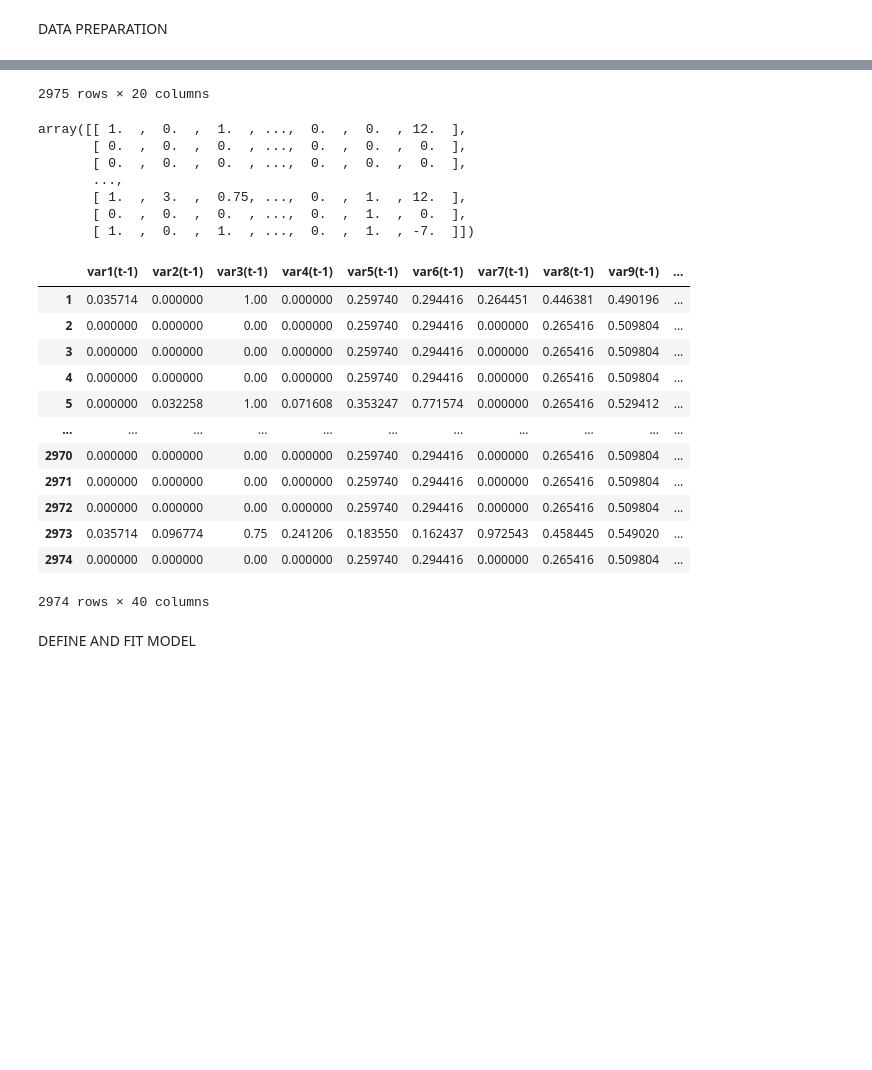
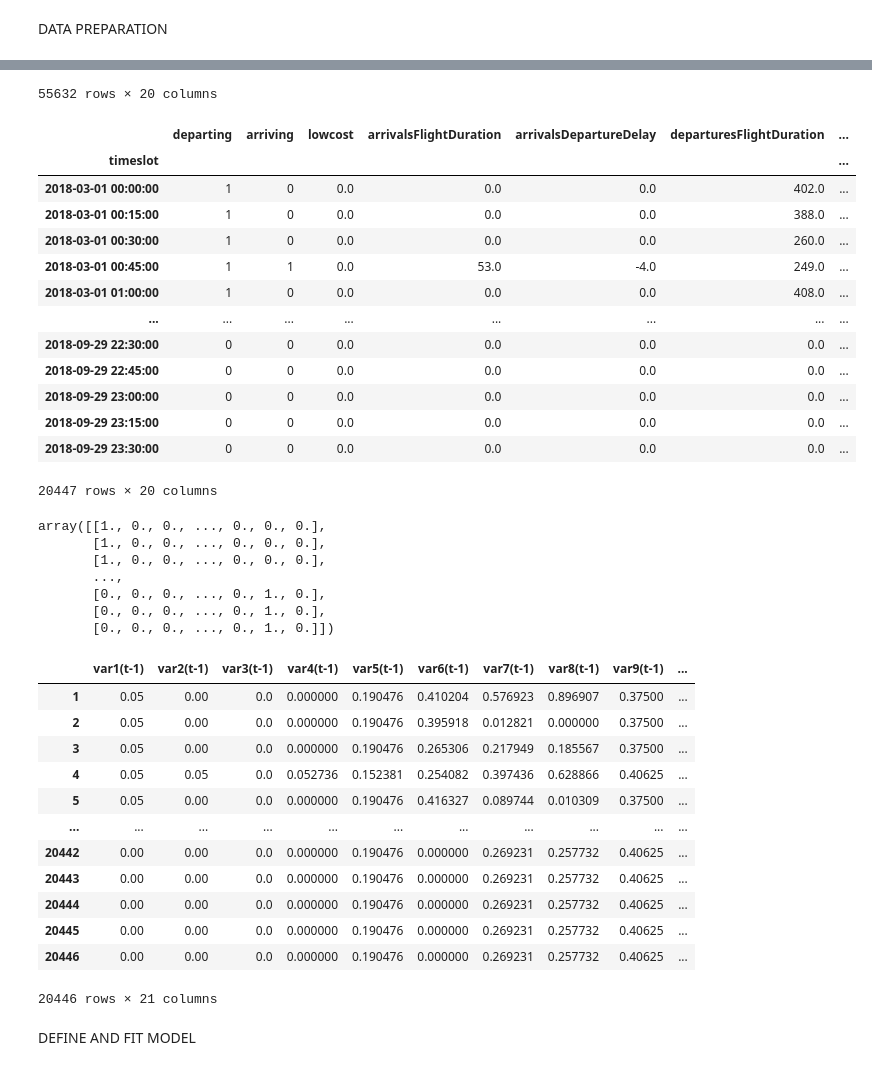
Before and after one commit to junzis/atdelay, a Jupyter notebook: LSTM_model.ipynb, the cells around one changed output, grey strips where cells are left out. Cells and saved outputs as stored; diff of their text form; code cells hidden in the pictures; blank space fills up the shorter version.

```diff
--- a/LSTM_model.ipynb
+++ b/LSTM_model.ipynb
@@ -62,7 +47,7 @@ def series_to_supervised(data, n_in=1, n_out=1, dropnan=True):
 
 
 
-dataset = generateNNdata("EHAM", timeslotLength=15, catagoricalFlightDuration=False)
+dataset = generateNNdata("EGLL", timeslotLength=15, catagoricalFlightDuration=False)
 dataset = dataset.set_index("timeslot")
 
 # dataset.columns = [
@@ -85,13 +70,21 @@ dataset = dataset.set_index("timeslot")
 # 	"departuresDepartureDelay"
 # ]
 
+x = 'arrivals delays'
 dataset.drop(columns=['departuresArrivalDelay','arrivalsArrivalDelay'])
-label = dataset.pop('departuresDepartureDelay')
-dataset.insert(len(dataset.columns), 'departuresDepartureDelay', label)
+if x == 'departures delays':
 
+	label = dataset.pop('departuresDepartureDelay')
+	dataset.insert(len(dataset.columns), 'departuresDepartureDelay', label)
+
+elif x == 'arrivals delays':
+	label = dataset.pop('arrivalsArrivalDelay')
+	dataset.insert(len(dataset.columns), 'arrivalsArrivalDelay', label)
+
+display(dataset)
 # Get first month of Data
-number_of_months = 1
-index_slice = number_of_months * 4 * 24 * 31 - 1
+number_of_months = 7
+index_slice = 213*4*24 - 1			#number_of_months * 4 * 24 * 31 - 1
 dataset = dataset.iloc[0:index_slice]
 
 # summarize first 5 rows
@@ -113,6 +106,6 @@ number_of_time_steps = 1
 number_of_outputs = 1
 reframed = series_to_supervised(scaled, n_in=number_of_time_steps, n_out=number_of_outputs)
 # drop columns we don't want to predict
-# reframed.drop(reframed.columns[[9,10,11,12,13,14,15]], axis=1, inplace=True)  # I don't think we need this, but not sure
+reframed.drop(columns=reframed.columns[[i for i in range(20,39)]], inplace=True)  # I don't think we need this, but not sure
 display(reframed)
 # %% [output]
@@ -132,24 +127,38 @@ display(reframed)
-2975 rows × 20 columns
-array([[ 1.  ,  0.  ,  1.  , ...,  0.  ,  0.  , 12.  ],
-       [ 0.  ,  0.  ,  0.  , ...,  0.  ,  0.  ,  0.  ],
-       [ 0.  ,  0.  ,  0.  , ...,  0.  ,  0.  ,  0.  ],
-       ...,
-       [ 1.  ,  3.  ,  0.75, ...,  0.  ,  1.  , 12.  ],
-       [ 0.  ,  0.  ,  0.  , ...,  0.  ,  1.  ,  0.  ],
-       [ 1.  ,  0.  ,  1.  , ...,  0.  ,  1.  , -7.  ]])
+55632 rows × 20 columns
-|  | var1(t-1) | var2(t-1) | var3(t-1) | var4(t-1) | var5(t-1) | var6(t-1) | var7(t-1) | var8(t-1) | var9(t-1) | ... |
-| 1 | 0.035714 | 0.000000 | 1.00 | 0.000000 | 0.259740 | 0.294416 | 0.264451 | 0.446381 | 0.490196 | ... |
-| 2 | 0.000000 | 0.000000 | 0.00 | 0.000000 | 0.259740 | 0.294416 | 0.000000 | 0.265416 | 0.509804 | ... |
-| 3 | 0.000000 | 0.000000 | 0.00 | 0.000000 | 0.259740 | 0.294416 | 0.000000 | 0.265416 | 0.509804 | ... |
-| 4 | 0.000000 | 0.000000 | 0.00 | 0.000000 | 0.259740 | 0.294416 | 0.000000 | 0.265416 | 0.509804 | ... |
-| 5 | 0.000000 | 0.032258 | 1.00 | 0.071608 | 0.353247 | 0.771574 | 0.000000 | 0.265416 | 0.529412 | ... |
-| ... | ... | ... | ... | ... | ... | ... | ... | ... | ... | ... |
-| 2970 | 0.000000 | 0.000000 | 0.00 | 0.000000 | 0.259740 | 0.294416 | 0.000000 | 0.265416 | 0.509804 | ... |
-| 2971 | 0.000000 | 0.000000 | 0.00 | 0.000000 | 0.259740 | 0.294416 | 0.000000 | 0.265416 | 0.509804 | ... |
-| 2972 | 0.000000 | 0.000000 | 0.00 | 0.000000 | 0.259740 | 0.294416 | 0.000000 | 0.265416 | 0.509804 | ... |
-| 2973 | 0.035714 | 0.096774 | 0.75 | 0.241206 | 0.183550 | 0.162437 | 0.972543 | 0.458445 | 0.549020 | ... |
-| 2974 | 0.000000 | 0.000000 | 0.00 | 0.000000 | 0.259740 | 0.294416 | 0.000000 | 0.265416 | 0.509804 | ... |
+|  | departing | arriving | lowcost | arrivalsFlightDuration | arrivalsDepartureDelay | departuresFlightDuration | ... |
+| timeslot |  |  |  |  |  |  | ... |
+| 2018-03-01 00:00:00 | 1 | 0 | 0.0 | 0.0 | 0.0 | 402.0 | ... |
+| 2018-03-01 00:15:00 | 1 | 0 | 0.0 | 0.0 | 0.0 | 388.0 | ... |
+| 2018-03-01 00:30:00 | 1 | 0 | 0.0 | 0.0 | 0.0 | 260.0 | ... |
+| 2018-03-01 00:45:00 | 1 | 1 | 0.0 | 53.0 | -4.0 | 249.0 | ... |
+| 2018-03-01 01:00:00 | 1 | 0 | 0.0 | 0.0 | 0.0 | 408.0 | ... |
+| ... | ... | ... | ... | ... | ... | ... | ... |
+| 2018-09-29 22:30:00 | 0 | 0 | 0.0 | 0.0 | 0.0 | 0.0 | ... |
+| 2018-09-29 22:45:00 | 0 | 0 | 0.0 | 0.0 | 0.0 | 0.0 | ... |
+| 2018-09-29 23:00:00 | 0 | 0 | 0.0 | 0.0 | 0.0 | 0.0 | ... |
+| 2018-09-29 23:15:00 | 0 | 0 | 0.0 | 0.0 | 0.0 | 0.0 | ... |
+| 2018-09-29 23:30:00 | 0 | 0 | 0.0 | 0.0 | 0.0 | 0.0 | ... |
-2974 rows × 40 columns
+20447 rows × 20 columns
+array([[1., 0., 0., ..., 0., 0., 0.],
+       [1., 0., 0., ..., 0., 0., 0.],
+       [1., 0., 0., ..., 0., 0., 0.],
+       ...,
+       [0., 0., 0., ..., 0., 1., 0.],
+       [0., 0., 0., ..., 0., 1., 0.],
+       [0., 0., 0., ..., 0., 1., 0.]])
+|  | var1(t-1) | var2(t-1) | var3(t-1) | var4(t-1) | var5(t-1) | var6(t-1) | var7(t-1) | var8(t-1) | var9(t-1) | ... |
+| 1 | 0.05 | 0.00 | 0.0 | 0.000000 | 0.190476 | 0.410204 | 0.576923 | 0.896907 | 0.37500 | ... |
+| 2 | 0.05 | 0.00 | 0.0 | 0.000000 | 0.190476 | 0.395918 | 0.012821 | 0.000000 | 0.37500 | ... |
+| 3 | 0.05 | 0.00 | 0.0 | 0.000000 | 0.190476 | 0.265306 | 0.217949 | 0.185567 | 0.37500 | ... |
+| 4 | 0.05 | 0.05 | 0.0 | 0.052736 | 0.152381 | 0.254082 | 0.397436 | 0.628866 | 0.40625 | ... |
+| 5 | 0.05 | 0.00 | 0.0 | 0.000000 | 0.190476 | 0.416327 | 0.089744 | 0.010309 | 0.37500 | ... |
+| ... | ... | ... | ... | ... | ... | ... | ... | ... | ... | ... |
+| 20442 | 0.00 | 0.00 | 0.0 | 0.000000 | 0.190476 | 0.000000 | 0.269231 | 0.257732 | 0.40625 | ... |
+| 20443 | 0.00 | 0.00 | 0.0 | 0.000000 | 0.190476 | 0.000000 | 0.269231 | 0.257732 | 0.40625 | ... |
+| 20444 | 0.00 | 0.00 | 0.0 | 0.000000 | 0.190476 | 0.000000 | 0.269231 | 0.257732 | 0.40625 | ... |
+| 20445 | 0.00 | 0.00 | 0.0 | 0.000000 | 0.190476 | 0.000000 | 0.269231 | 0.257732 | 0.40625 | ... |
+| 20446 | 0.00 | 0.00 | 0.0 | 0.000000 | 0.190476 | 0.000000 | 0.269231 | 0.257732 | 0.40625 | ... |
+20446 rows × 21 columns
 # %% [markdown]
 DEFINE AND FIT MODEL
 # %%
```
Also changed, not shown: parts of 9 cells of this notebook.
